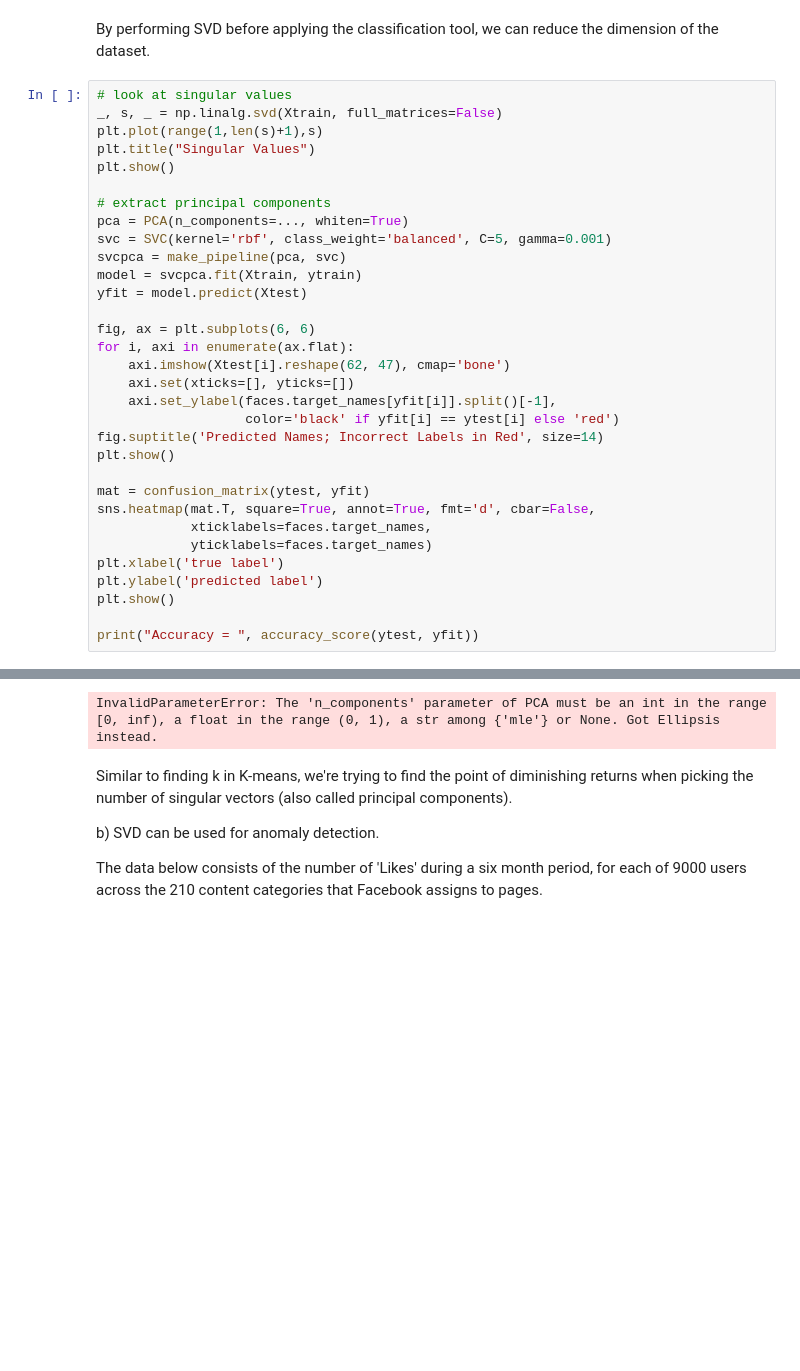
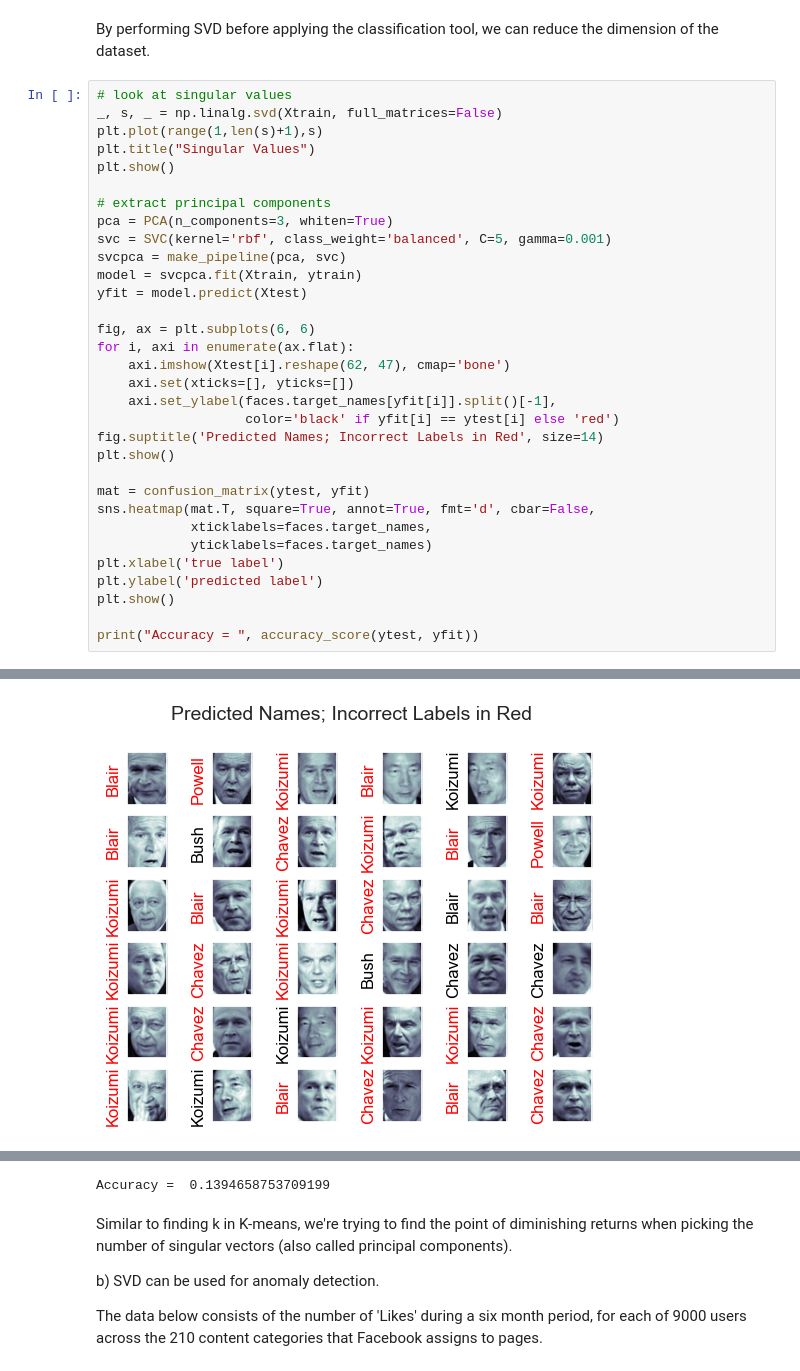
Before and after one commit to playerEric1/CS506, a Jupyter notebook: worksheet_10.ipynb, the cells around one changed output, grey strips where cells are left out. Cells and saved outputs as stored; diff of their text form; blank space fills up the shorter version.

```diff
--- a/worksheet_10.ipynb
+++ b/worksheet_10.ipynb
@@ -216,31 +216,32 @@ _, s, _ = np.linalg.svd(Xtrain, full_matrices=False)
 plt.plot(range(1,len(s)+1),s)
 plt.title("Singular Values")
 plt.show()
 
 # extract principal components
-pca = PCA(n_components=..., whiten=True)
+pca = PCA(n_components=3, whiten=True)
 svc = SVC(kernel='rbf', class_weight='balanced', C=5, gamma=0.001)
 svcpca = make_pipeline(pca, svc)
 model = svcpca.fit(Xtrain, ytrain)
 yfit = model.predict(Xtest)
 
 fig, ax = plt.subplots(6, 6)
 for i, axi in enumerate(ax.flat):
     axi.imshow(Xtest[i].reshape(62, 47), cmap='bone')
     axi.set(xticks=[], yticks=[])
     axi.set_ylabel(faces.target_names[yfit[i]].split()[-1],
                    color='black' if yfit[i] == ytest[i] else 'red')
 fig.suptitle('Predicted Names; Incorrect Labels in Red', size=14)
 plt.show()
 
 mat = confusion_matrix(ytest, yfit)
 sns.heatmap(mat.T, square=True, annot=True, fmt='d', cbar=False,
             xticklabels=faces.target_names,
             yticklabels=faces.target_names)
 plt.xlabel('true label')
 plt.ylabel('predicted label')
 plt.show()
 
 print("Accuracy = ", accuracy_score(ytest, yfit))
 # %% [output]
 [figure]
+[figure, added]
@@ -247,4 +249,4 @@ print("Accuracy = ", accuracy_score(ytest, yfit))
-InvalidParameterError: The 'n_components' parameter of PCA must be an int in the range [0, inf), a float in the range (0, 1), a str among {'mle'} or None. Got Ellipsis instead.
+Accuracy =  0.1394658753709199
 # %% [markdown]
 Similar to finding k in K-means, we're trying to find the point of diminishing returns when picking the number of singular vectors (also called principal components).
 
```
Also changed, not shown: parts of 7 cells of this notebook.
